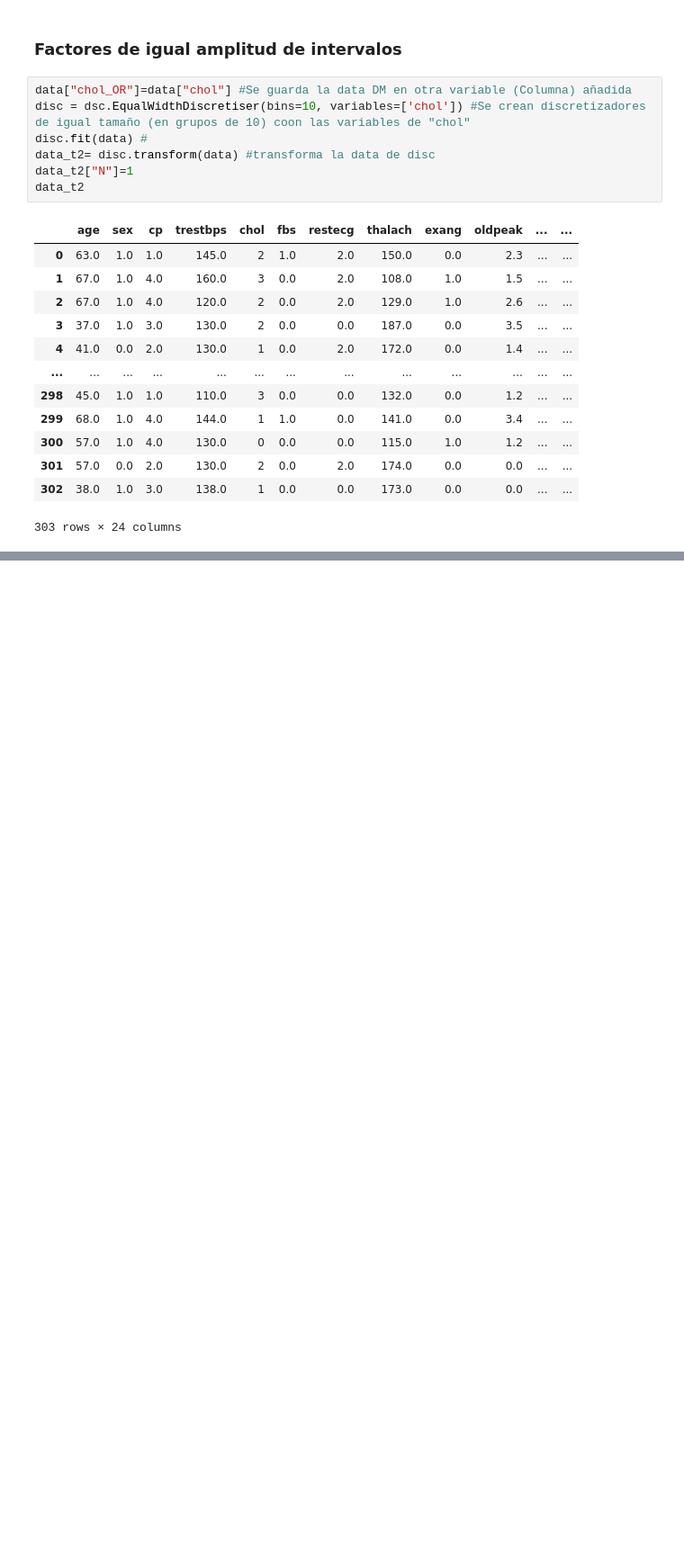
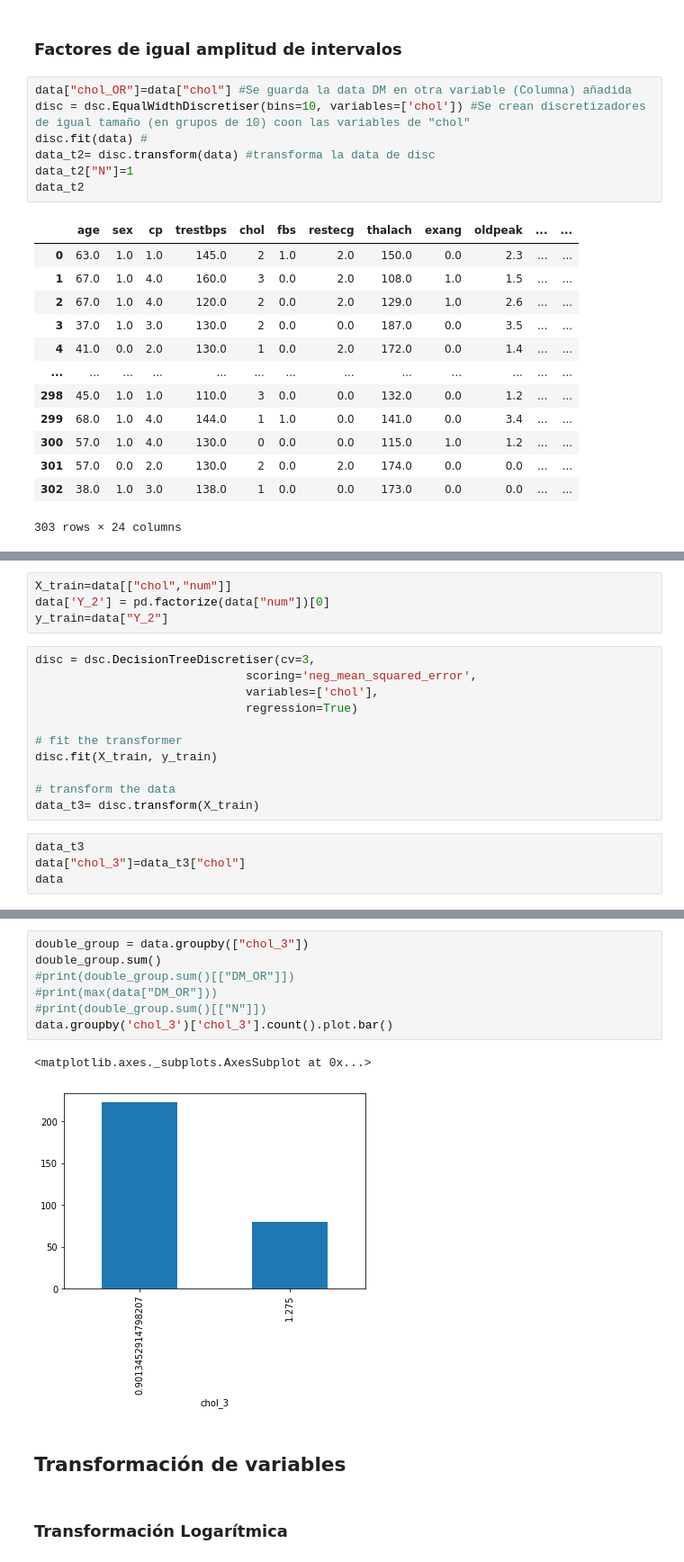
Before and after one commit to DanJoshuaSG/Clase_3_Supervised-Learning, a Jupyter notebook: Tratamiento_Data.ipynb, the cells around one changed output, grey strips where cells are left out. Shown at 90% size. Cells and saved outputs as stored; diff of their text form; blank space fills up the shorter version.

Commit message:
Actividad1_Tratamiento de data

```diff
--- a/Tratamiento_Data.ipynb
+++ b/Tratamiento_Data.ipynb
@@ -479,0 +482,19 @@ chol
+# %%
+X_train=data[["chol","num"]]
+data['Y_2'] = pd.factorize(data["num"])[0]
+y_train=data["Y_2"]
+# %%
+disc = dsc.DecisionTreeDiscretiser(cv=3,
+                              scoring='neg_mean_squared_error',
+                              variables=['chol'],
+                              regression=True)
+
+# fit the transformer
+disc.fit(X_train, y_train)
+
+# transform the data
+data_t3= disc.transform(X_train)
+# %%
+data_t3
+data["chol_3"]=data_t3["chol"]
+data
@@ -479,0 +515,14 @@ chol
+# %%
+double_group = data.groupby(["chol_3"])
+double_group.sum()
+#print(double_group.sum()[["DM_OR"]])
+#print(max(data["DM_OR"]))
+#print(double_group.sum()[["N"]])
+data.groupby('chol_3')['chol_3'].count().plot.bar()
+# %% [output]
+<matplotlib.axes._subplots.AxesSubplot at 0x...>
+[figure, added]
+# %% [markdown]
+## Transformación de variables
+# %% [markdown]
+### Transformación Logarítmica
```
Also changed, not shown: parts of 13 cells of this notebook.
